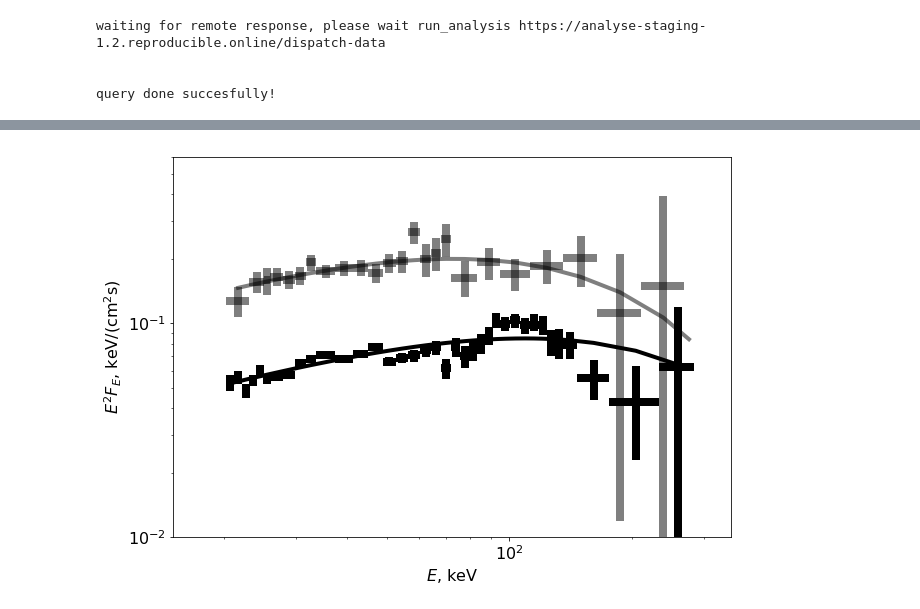
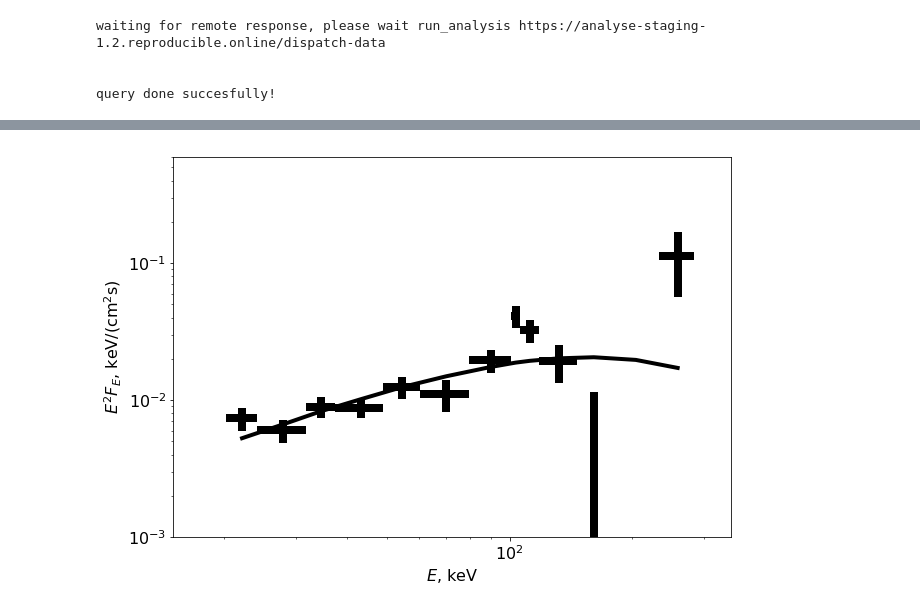
Before and after one commit to oda-hub/oda_api_benchmark, a Jupyter notebook: 3C279_spectrum.ipynb, the cells around one changed output, grey strips where cells are left out. Drawn from its saved outputs; the diff is of its cells as text; code cells hidden in the pictures.

Commit message:
spectrum

```diff
--- a/3C279_spectrum.ipynb
+++ b/3C279_spectrum.ipynb
@@ -72,8 +72,8 @@ data.dispatcher_catalog_1.table
 | 122 | NEW_1 | 6.095477104187012 | 200.42080688476562 | 4.888803005218506 | -32767 | 0 | 0 | None |
 # %%
 torm=[]
-for ID,name in enumerate(data.dispatcher_catalog_1.table['src_names']):
-    if(name=='NEW_1'):
+for ID,n in enumerate(data.dispatcher_catalog_1.table['src_names']):
+    if(n=='NEW_1'):
         torm.append(ID)
 data.dispatcher_catalog_1.table.remove_rows(torm)
 # %%
@@ -295,32 +248,22 @@ PLT> XSPEC12>
 # %%
 plt.figure(figsize=(10,7))
 
 spectrum=np.genfromtxt(name+'_spectrum.txt',skip_header=3)
 en=spectrum[:,0]
 en_err=spectrum[:,1]
 fl=spectrum[:,2]
 fl_err=spectrum[:,3]
 mo=spectrum[:,4]
 plt.errorbar(en,fl,xerr=en_err,yerr=fl_err,linestyle='none',linewidth=8,color='black',alpha=1)
 plt.plot(en,mo,color='black',linewidth=4)
 
-spectrum=np.genfromtxt(name+'_spectrum_flare.txt',skip_header=3)
-en=spectrum[:,0]
-en_err=spectrum[:,1]
-fl=spectrum[:,2]
-fl_err=spectrum[:,3]
-mo=spectrum[:,4]
-plt.errorbar(en,fl,xerr=en_err,yerr=fl_err,linestyle='none',linewidth=8,color='black',alpha=0.5)
-plt.plot(en,mo,color='black',linewidth=4,alpha=0.5)
-
-
 plt.tick_params(axis='both', which='major', labelsize=16)
 plt.xscale('log')
 plt.yscale('log')
-plt.ylim(1.e-2,6.e-1)
+plt.ylim(1.e-3,6.e-1)
 plt.xlim(15,350)
 plt.xlabel('$E$, keV',fontsize=16)
 plt.ylabel('$E^2F_E$, keV/(cm$^2$s)',fontsize=16)
 plt.savefig(name+'_spectra.pdf',format='pdf',dpi=100)
 # %% [output]
-[figure, old version]
+[figure, new version]
```
Also changed, not shown: parts of 8 cells of this notebook, 1 other file.
